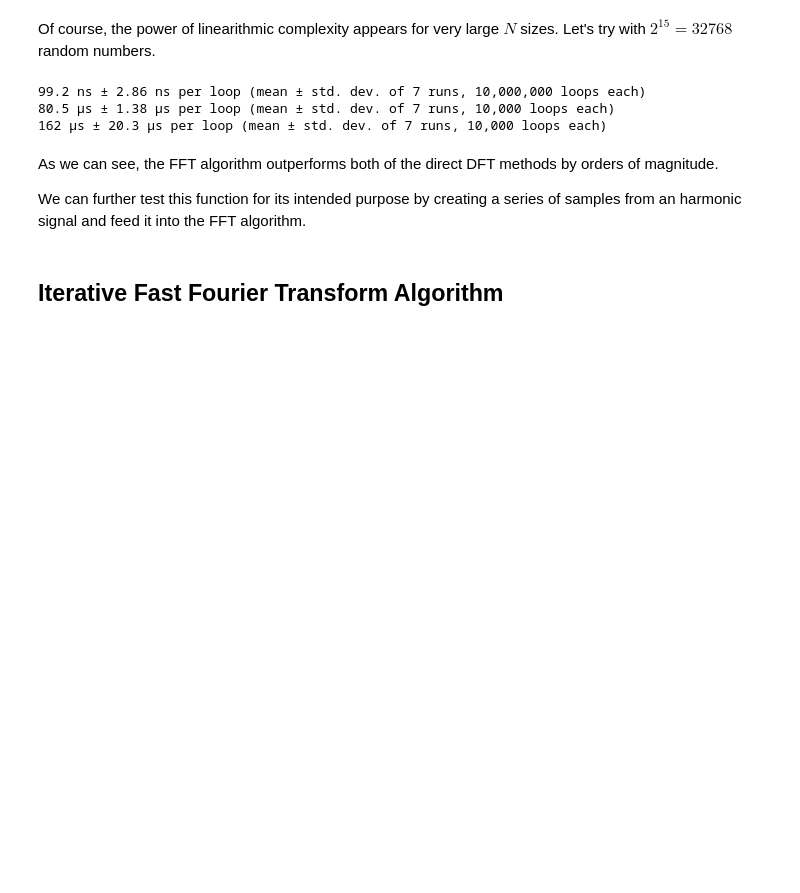
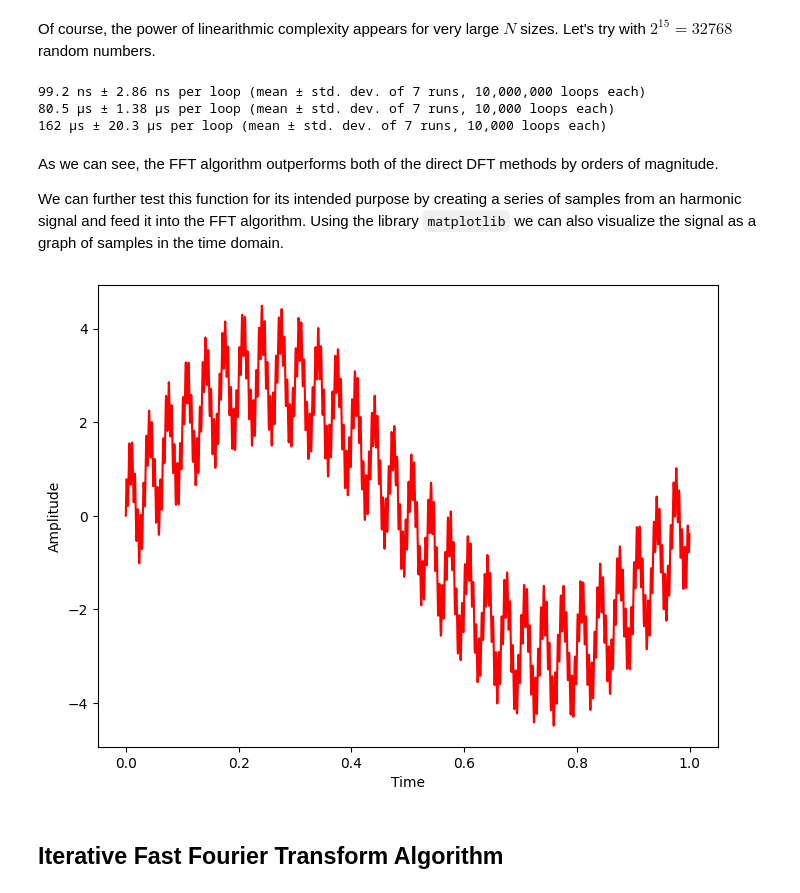
Before and after one commit to godblessourdeadkotatsu/dba2024, a Jupyter notebook: fft.ipynb, the cells around one changed output. Saved outputs shown, nothing was run; the diff lists cells and outputs as text; code cells hidden in the pictures; blank space fills up the shorter version.

```diff
--- a/fft.ipynb
+++ b/fft.ipynb
@@ -246,6 +245,30 @@ signal=np.random.rand(1,32768)*10
 # %% [markdown]
 As we can see, the FFT algorithm outperforms both of the direct DFT methods by orders of magnitude.
 
-We can further test this function for its intended purpose by creating a series of samples from an harmonic signal and feed it into the FFT algorithm.
+We can further test this function for its intended purpose by creating a series of samples from an harmonic signal and feed it into the FFT algorithm. Using the library `matplotlib` we can also visualize the signal as a graph of samples in the time domain.
+# %%
+# define the number of samples (sampling rate)
+samps = 2048
+# define the sample interval
+interval = 1.0/samps
+t = np.arange(0,1,interval)
+
+freq = 1.
+x = 3*np.sin(2*np.pi*freq*t)
+
+freq = 30
+x += np.sin(2*np.pi*freq*t)
+
+freq = 200
+x += 0.5* np.sin(2*np.pi*freq*t)
+
+plt.figure(figsize = (8, 6))
+plt.plot(t, x, 'r')
+plt.ylabel('Amplitude')
+plt.xlabel('Time')
+
+plt.show()
+# %% [output]
+[figure, added]
 # %% [markdown]
 ## Iterative Fast Fourier Transform Algorithm
```
Also changed, not shown: parts of 2 cells of this notebook.
